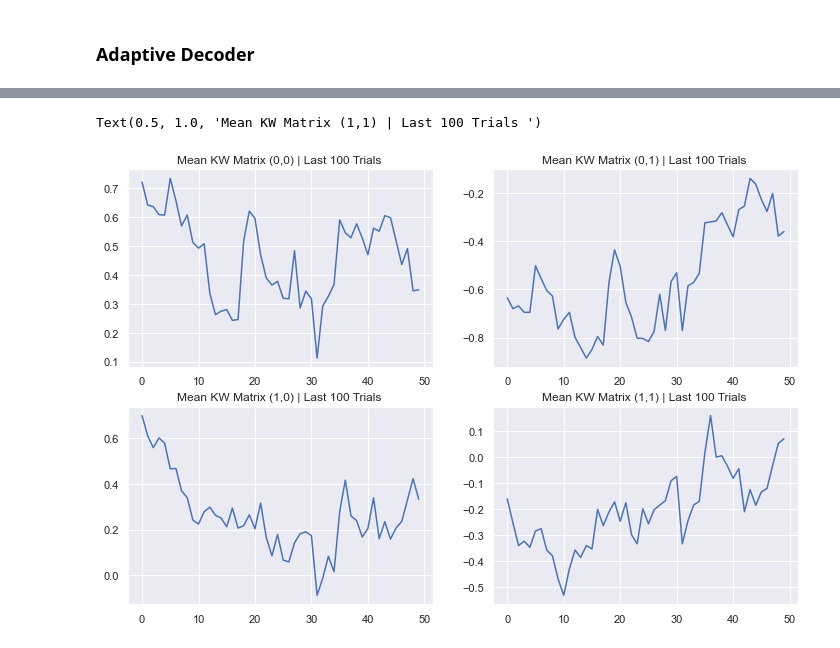
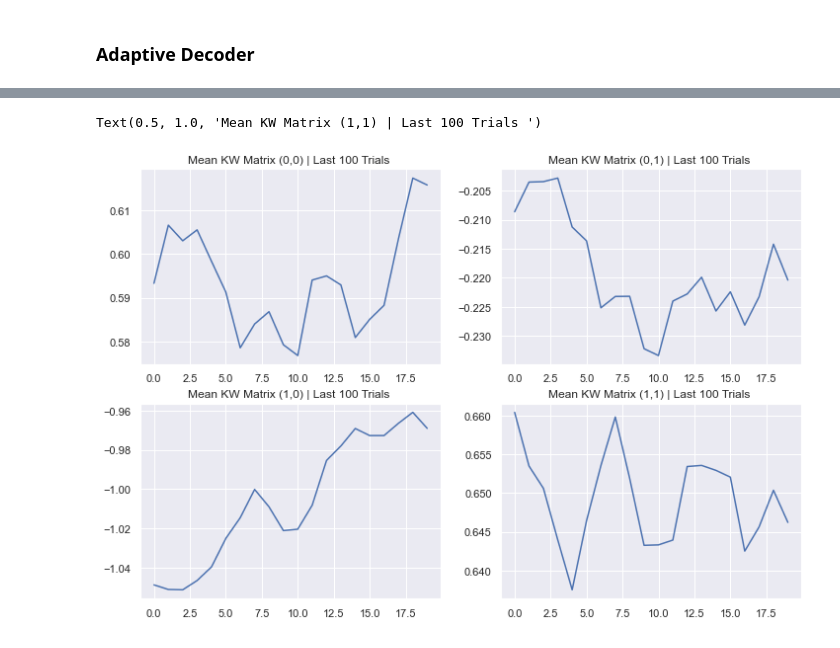
Before and after one commit to mmadduri/BMI_Model, a Jupyter notebook: BMIModel_AdaptiveDecoder.ipynb, the cells around one changed output, grey strips where cells are left out. Saved outputs shown, nothing was run; the diff lists cells and outputs as text; code cells hidden in the pictures.

```diff
--- a/BMIModel_AdaptiveDecoder.ipynb
+++ b/BMIModel_AdaptiveDecoder.ipynb
@@ -436,7 +433,7 @@ print("b =" + str(BASELINE))
 # in order for y = t, want: a + Kb --> 0 and KW --> Identity matx
 K_MATX = np.random.random_sample( (NUM_DIM, NUM_NEURONS) ) # random float [0, 1)
 # A_VECT = (-np.matmul(K_MATX, BASELINE))
-A_VECT = np.random.random_sample( (NUM_DIM) )
+A_VECT = -np.random.random_sample( (NUM_DIM) )
 print("K MATX = " + str(K_MATX))
 print("A = " + str(A_VECT))
 
@@ -781,26 +801,26 @@ Text(0.5, 1.0, 'Mean KW Matrix (1,1)')
 # %%
-last = 50
+last = 20
 
 plt.figure(figsize = (12, 8))
 plt.subplot(221)
 plt.plot(lk_mtx[0, 0, NUM_TRIALS-1-last:NUM_TRIALS-1])
 plt.title("Mean KW Matrix (0,0) | Last 100 Trials ")
 
 plt.subplot(222)
 plt.plot(lk_mtx[0, 1,  NUM_TRIALS-1-last:NUM_TRIALS-1])
 plt.title("Mean KW Matrix (0,1) | Last 100 Trials ")
 
 
 plt.subplot(223)
 plt.plot(lk_mtx[1, 0,  NUM_TRIALS-1-last:NUM_TRIALS-1])
 plt.title("Mean KW Matrix (1,0) | Last 100 Trials ")
 
 plt.subplot(224)
 plt.plot(lk_mtx[1, 1,  NUM_TRIALS-1-last:NUM_TRIALS-1])
 plt.title("Mean KW Matrix (1,1) | Last 100 Trials ")
 # %% [output]
 Text(0.5, 1.0, 'Mean KW Matrix (1,1) | Last 100 Trials ')
-[figure, old version]
+[figure, new version]
 # %%
 print("Average Reach Error Per Session:")
 
```
Also changed, not shown: parts of 12 cells of this notebook.
